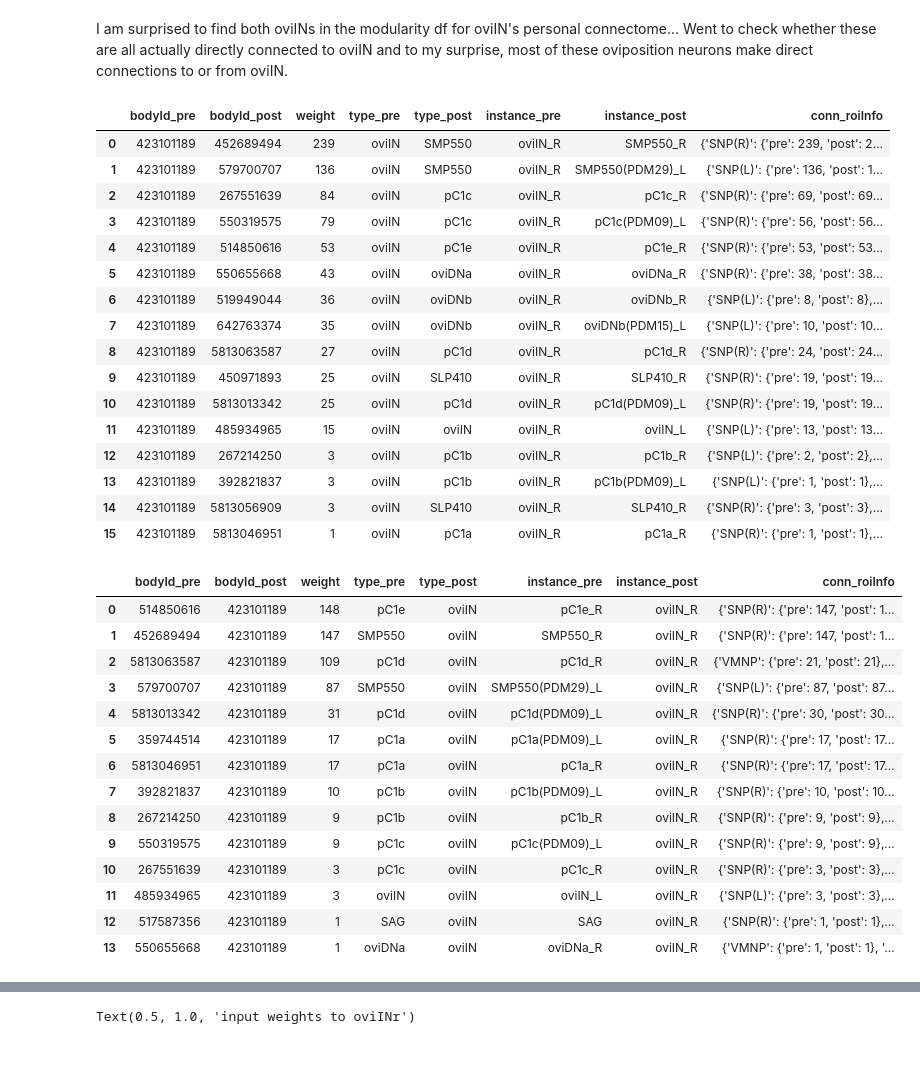
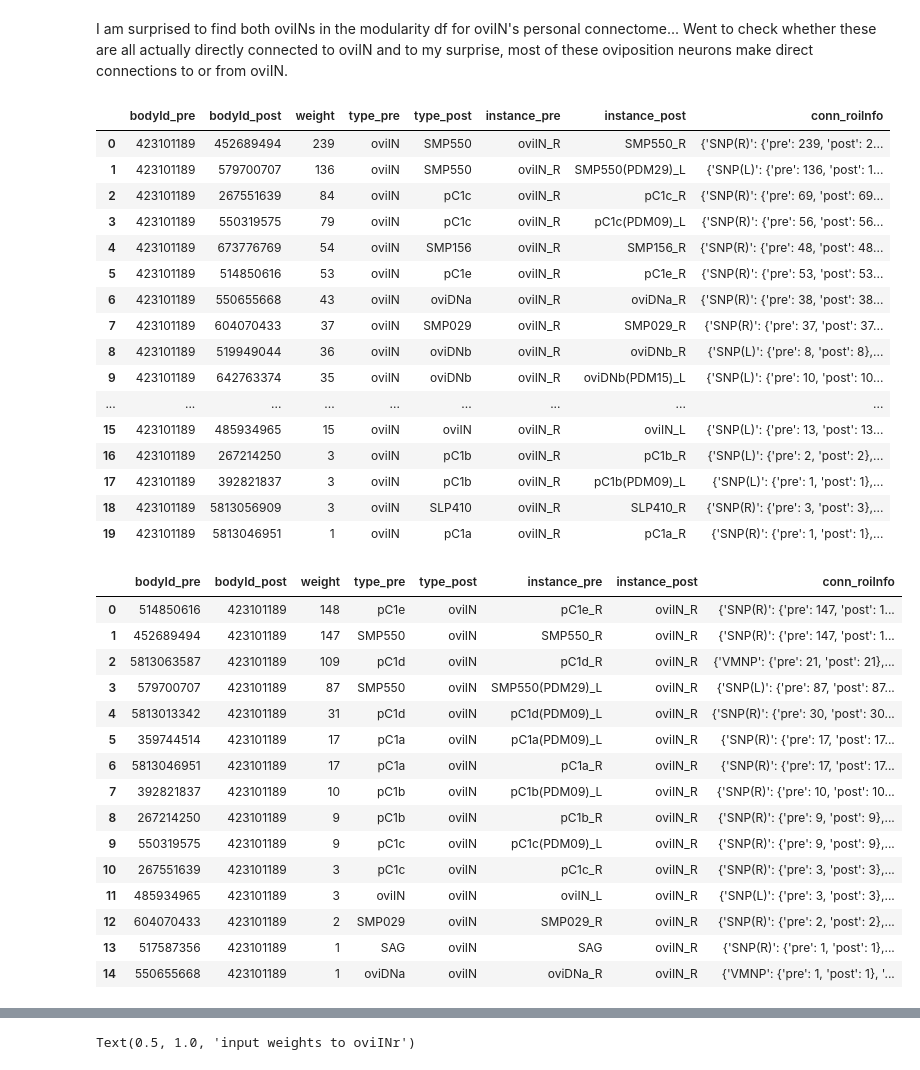
Before and after one commit to Gutierrez-lab/oviIN-analyses-gabrielle, a Jupyter notebook: oviposition_circuit.ipynb, the cells around one changed output, grey strips where cells are left out. Saved outputs shown, nothing was run; the diff lists cells and outputs as text; code cells hidden in the pictures.

```diff
--- a/oviposition_circuit.ipynb
+++ b/oviposition_circuit.ipynb
@@ -159,28 +355,28 @@ Went to check whether these are all actually directly connected to oviIN and to
 # %%
 from neuprint import fetch_simple_connections
 
-ovi_outputs = fetch_simple_connections(oviINr_bodyID, ovipos_df['type'].unique()) #['oviDNa','oviDNb','oviEN','oviIN','pC1a','pC1b','pC1c','pC1d','pC1e','SAG'])
+ovi_outputs = fetch_simple_connections(oviINr_bodyID, ovipos_df['bodyId']) #['oviDNa','oviDNb','oviEN','oviIN','pC1a','pC1b','pC1c','pC1d','pC1e','SAG'])
 ovi_outputs
 # %% [output]
 |  | bodyId_pre | bodyId_post | weight | type_pre | type_post | instance_pre | instance_post | conn_roiInfo |
 | 0 | 423101189 | 452689494 | 239 | oviIN | SMP550 | oviIN_R | SMP550_R | {'SNP(R)': {'pre': 239, 'post': 2... |
 | 1 | 423101189 | 579700707 | 136 | oviIN | SMP550 | oviIN_R | SMP550(PDM29)_L | {'SNP(L)': {'pre': 136, 'post': 1... |
 | 2 | 423101189 | 267551639 | 84 | oviIN | pC1c | oviIN_R | pC1c_R | {'SNP(R)': {'pre': 69, 'post': 69... |
 | 3 | 423101189 | 550319575 | 79 | oviIN | pC1c | oviIN_R | pC1c(PDM09)_L | {'SNP(R)': {'pre': 56, 'post': 56... |
-| 4 | 423101189 | 514850616 | 53 | oviIN | pC1e | oviIN_R | pC1e_R | {'SNP(R)': {'pre': 53, 'post': 53... |
-| 5 | 423101189 | 550655668 | 43 | oviIN | oviDNa | oviIN_R | oviDNa_R | {'SNP(R)': {'pre': 38, 'post': 38... |
-| 6 | 423101189 | 519949044 | 36 | oviIN | oviDNb | oviIN_R | oviDNb_R | {'SNP(L)': {'pre': 8, 'post': 8},... |
-| 7 | 423101189 | 642763374 | 35 | oviIN | oviDNb | oviIN_R | oviDNb(PDM15)_L | {'SNP(L)': {'pre': 10, 'post': 10... |
-| 8 | 423101189 | 5813063587 | 27 | oviIN | pC1d | oviIN_R | pC1d_R | {'SNP(R)': {'pre': 24, 'post': 24... |
-| 9 | 423101189 | 450971893 | 25 | oviIN | SLP410 | oviIN_R | SLP410_R | {'SNP(R)': {'pre': 19, 'post': 19... |
-| 10 | 423101189 | 5813013342 | 25 | oviIN | pC1d | oviIN_R | pC1d(PDM09)_L | {'SNP(R)': {'pre': 19, 'post': 19... |
-| 11 | 423101189 | 485934965 | 15 | oviIN | oviIN | oviIN_R | oviIN_L | {'SNP(L)': {'pre': 13, 'post': 13... |
-| 12 | 423101189 | 267214250 | 3 | oviIN | pC1b | oviIN_R | pC1b_R | {'SNP(L)': {'pre': 2, 'post': 2},... |
-| 13 | 423101189 | 392821837 | 3 | oviIN | pC1b | oviIN_R | pC1b(PDM09)_L | {'SNP(L)': {'pre': 1, 'post': 1},... |
-| 14 | 423101189 | 5813056909 | 3 | oviIN | SLP410 | oviIN_R | SLP410_R | {'SNP(R)': {'pre': 3, 'post': 3},... |
-| 15 | 423101189 | 5813046951 | 1 | oviIN | pC1a | oviIN_R | pC1a_R | {'SNP(R)': {'pre': 1, 'post': 1},... |
+| 4 | 423101189 | 673776769 | 54 | oviIN | SMP156 | oviIN_R | SMP156_R | {'SNP(R)': {'pre': 48, 'post': 48... |
+| 5 | 423101189 | 514850616 | 53 | oviIN | pC1e | oviIN_R | pC1e_R | {'SNP(R)': {'pre': 53, 'post': 53... |
+| 6 | 423101189 | 550655668 | 43 | oviIN | oviDNa | oviIN_R | oviDNa_R | {'SNP(R)': {'pre': 38, 'post': 38... |
+| 7 | 423101189 | 604070433 | 37 | oviIN | SMP029 | oviIN_R | SMP029_R | {'SNP(R)': {'pre': 37, 'post': 37... |
+| 8 | 423101189 | 519949044 | 36 | oviIN | oviDNb | oviIN_R | oviDNb_R | {'SNP(L)': {'pre': 8, 'post': 8},... |
+| 9 | 423101189 | 642763374 | 35 | oviIN | oviDNb | oviIN_R | oviDNb(PDM15)_L | {'SNP(L)': {'pre': 10, 'post': 10... |
+| ... | ... | ... | ... | ... | ... | ... | ... | ... |
+| 15 | 423101189 | 485934965 | 15 | oviIN | oviIN | oviIN_R | oviIN_L | {'SNP(L)': {'pre': 13, 'post': 13... |
+| 16 | 423101189 | 267214250 | 3 | oviIN | pC1b | oviIN_R | pC1b_R | {'SNP(L)': {'pre': 2, 'post': 2},... |
+| 17 | 423101189 | 392821837 | 3 | oviIN | pC1b | oviIN_R | pC1b(PDM09)_L | {'SNP(L)': {'pre': 1, 'post': 1},... |
+| 18 | 423101189 | 5813056909 | 3 | oviIN | SLP410 | oviIN_R | SLP410_R | {'SNP(R)': {'pre': 3, 'post': 3},... |
+| 19 | 423101189 | 5813046951 | 1 | oviIN | pC1a | oviIN_R | pC1a_R | {'SNP(R)': {'pre': 1, 'post': 1},... |
 # %%
-ovi_inputs = fetch_simple_connections(ovipos_df['type'].unique(),oviINr_bodyID)
+ovi_inputs = fetch_simple_connections(ovipos_df['bodyId'],oviINr_bodyID)
 ovi_inputs
 # %% [output]
 |  | bodyId_pre | bodyId_post | weight | type_pre | type_post | instance_pre | instance_post | conn_roiInfo |
@@ -196,5 +392,6 @@ ovi_inputs
 | 9 | 550319575 | 423101189 | 9 | pC1c | oviIN | pC1c(PDM09)_L | oviIN_R | {'SNP(R)': {'pre': 9, 'post': 9},... |
 | 10 | 267551639 | 423101189 | 3 | pC1c | oviIN | pC1c_R | oviIN_R | {'SNP(R)': {'pre': 3, 'post': 3},... |
 | 11 | 485934965 | 423101189 | 3 | oviIN | oviIN | oviIN_L | oviIN_R | {'SNP(L)': {'pre': 3, 'post': 3},... |
-| 12 | 517587356 | 423101189 | 1 | SAG | oviIN | SAG | oviIN_R | {'SNP(R)': {'pre': 1, 'post': 1},... |
-| 13 | 550655668 | 423101189 | 1 | oviDNa | oviIN | oviDNa_R | oviIN_R | {'VMNP': {'pre': 1, 'post': 1}, '... |
+| 12 | 604070433 | 423101189 | 2 | SMP029 | oviIN | SMP029_R | oviIN_R | {'SNP(R)': {'pre': 2, 'post': 2},... |
+| 13 | 517587356 | 423101189 | 1 | SAG | oviIN | SAG | oviIN_R | {'SNP(R)': {'pre': 1, 'post': 1},... |
+| 14 | 550655668 | 423101189 | 1 | oviDNa | oviIN | oviDNa_R | oviIN_R | {'VMNP': {'pre': 1, 'post': 1}, '... |
```
Also changed, not shown: parts of 41 cells of this notebook.
